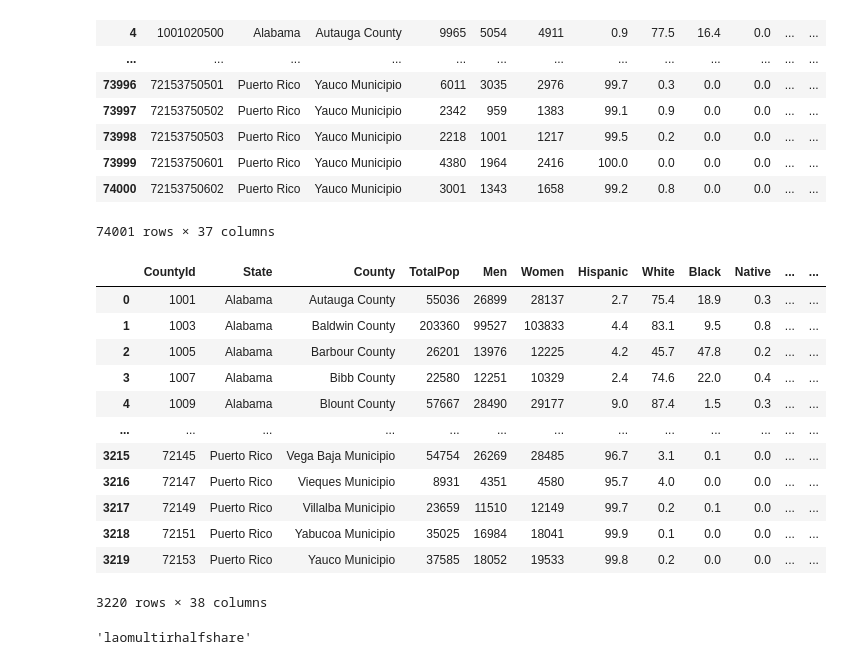
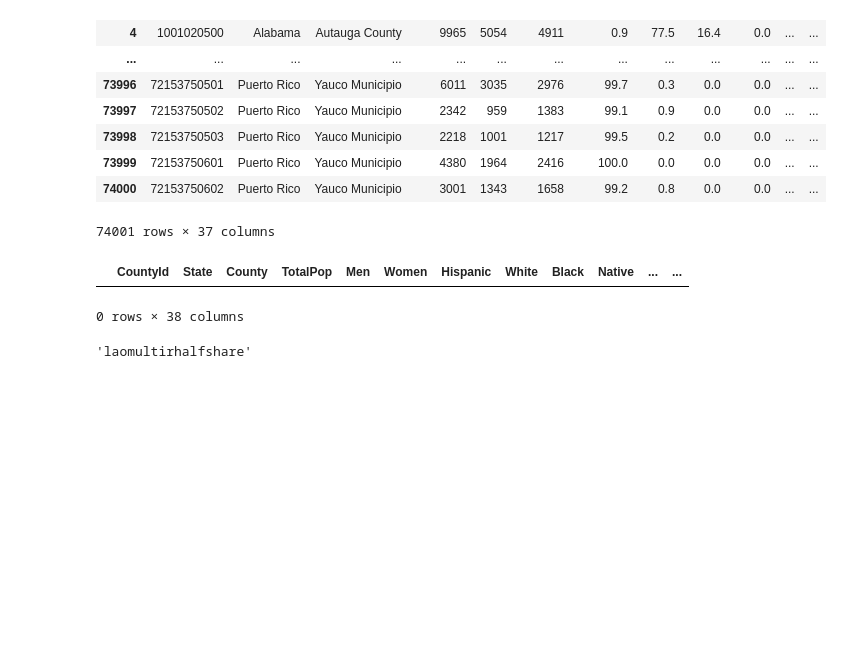
Before and after one commit to priyamittal96/project_1, a Jupyter notebook: Sun9pm notebooks/Priya22.ipynb, the cells around one changed output. Drawn from its saved outputs; the diff is of its cells as text; code cells hidden in the pictures; blank space fills up the shorter version.

```diff
--- a/Sun9pm notebooks/Priya22.ipynb
+++ b/Sun9pm notebooks/Priya22.ipynb
@@ -50,26 +113,16 @@ county_censust
 # %%
 counties = county_census1['County']
 
 duplicate_rows = county_census1[county_census1.duplicated(["State","County"],keep=False)]
 
 #county_census1["County"].value_counts()
 
 
 county_census2 = county_census1
 county_census2["State.County"] = county_census1["State"] + "-"+county_census1["County"]
 
-duplicate_rows = county_census1[county_census1.duplicated(["State","County"],keep=False)]
+duplicate_rows = county_census2[county_census2.duplicated(["State.County"],keep=False)]
+duplicate_rows
 # %% [output]
 |  | CountyId | State | County | TotalPop | Men | Women | Hispanic | White | Black | Native | ... | ... |
-| 0 | 1001 | Alabama | Autauga County | 55036 | 26899 | 28137 | 2.7 | 75.4 | 18.9 | 0.3 | ... | ... |
-| 1 | 1003 | Alabama | Baldwin County | 203360 | 99527 | 103833 | 4.4 | 83.1 | 9.5 | 0.8 | ... | ... |
-| 2 | 1005 | Alabama | Barbour County | 26201 | 13976 | 12225 | 4.2 | 45.7 | 47.8 | 0.2 | ... | ... |
-| 3 | 1007 | Alabama | Bibb County | 22580 | 12251 | 10329 | 2.4 | 74.6 | 22.0 | 0.4 | ... | ... |
-| 4 | 1009 | Alabama | Blount County | 57667 | 28490 | 29177 | 9.0 | 87.4 | 1.5 | 0.3 | ... | ... |
-| ... | ... | ... | ... | ... | ... | ... | ... | ... | ... | ... | ... | ... |
-| 3215 | 72145 | Puerto Rico | Vega Baja Municipio | 54754 | 26269 | 28485 | 96.7 | 3.1 | 0.1 | 0.0 | ... | ... |
-| 3216 | 72147 | Puerto Rico | Vieques Municipio | 8931 | 4351 | 4580 | 95.7 | 4.0 | 0.0 | 0.0 | ... | ... |
-| 3217 | 72149 | Puerto Rico | Villalba Municipio | 23659 | 11510 | 12149 | 99.7 | 0.2 | 0.1 | 0.0 | ... | ... |
-| 3218 | 72151 | Puerto Rico | Yabucoa Municipio | 35025 | 16984 | 18041 | 99.9 | 0.1 | 0.0 | 0.0 | ... | ... |
-| 3219 | 72153 | Puerto Rico | Yauco Municipio | 37585 | 18052 | 19533 | 99.8 | 0.2 | 0.0 | 0.0 | ... | ... |
-3220 rows × 38 columns
+0 rows × 38 columns
```
Also changed, not shown: parts of 6 cells of this notebook, 3 other files.
